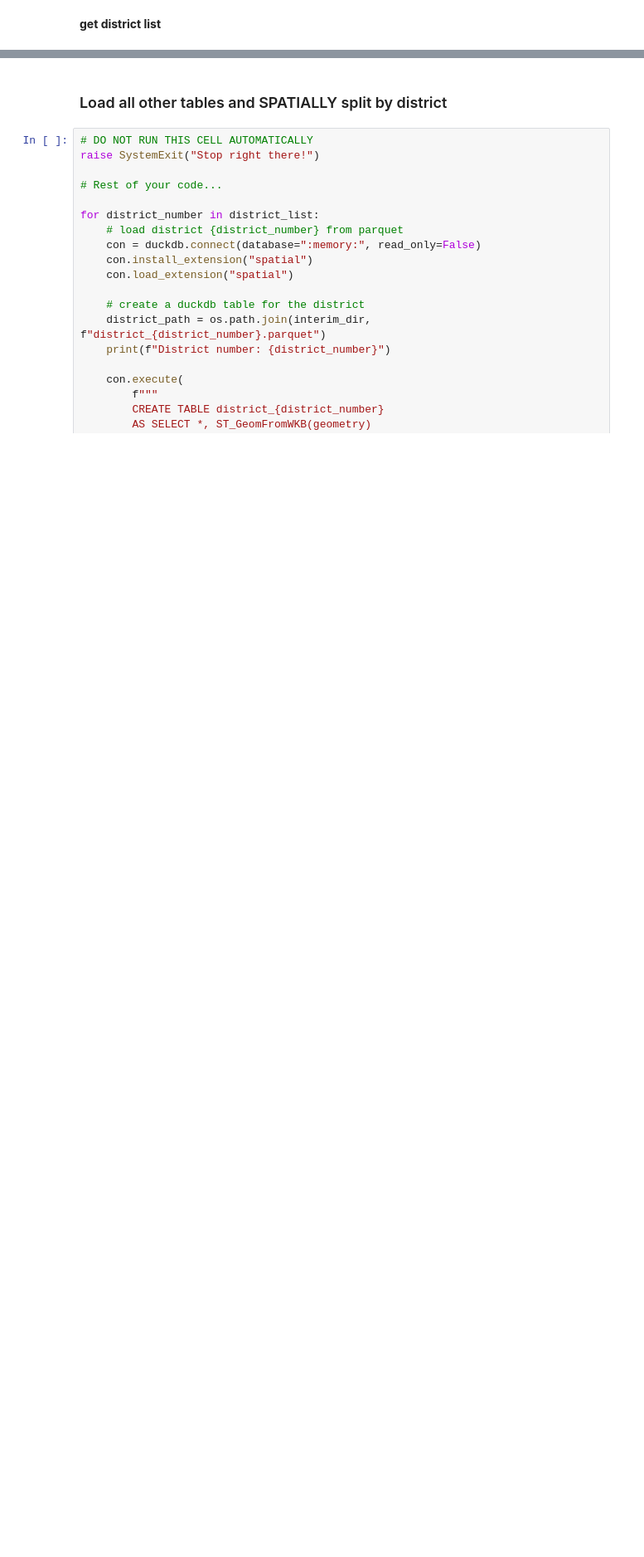
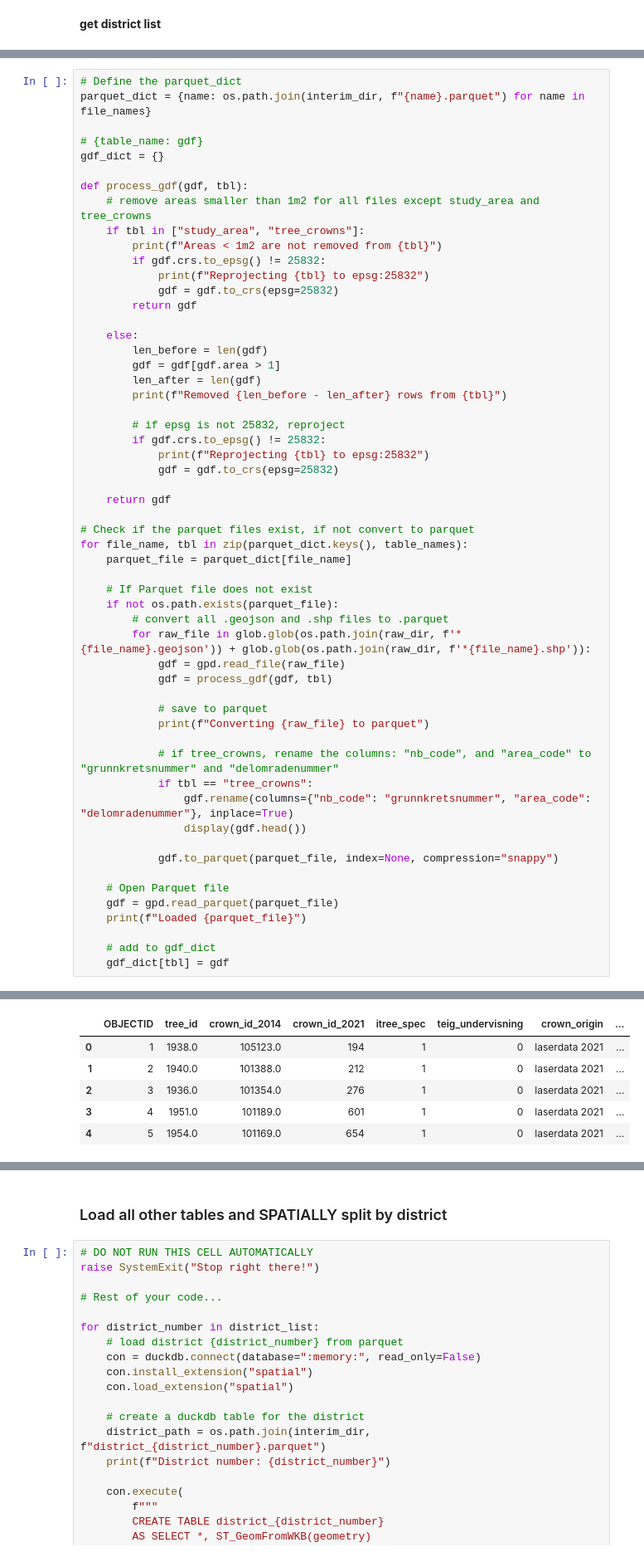
Before and after one commit to NINAnor/urban-climate, a Jupyter notebook: temp/tree_visibility/notebooks/04a_extract_oslo_districts.ipynb, the cells around one changed output, grey strips where cells are left out. Shown at 83% size. Saved outputs shown, nothing was run; the diff lists cells and outputs as text; blank space fills up the shorter version.

```diff
--- a/temp/tree_visibility/notebooks/04a_extract_oslo_districts.ipynb
+++ b/temp/tree_visibility/notebooks/04a_extract_oslo_districts.ipynb
@@ -156,0 +80,57 @@ for n in district_list:
+# %%
+# Define the parquet_dict
+parquet_dict = {name: os.path.join(interim_dir, f"{name}.parquet") for name in file_names}
+
+# {table_name: gdf}
+gdf_dict = {}
+
+def process_gdf(gdf, tbl):
+    # remove areas smaller than 1m2 for all files except study_area and tree_crowns
+    if tbl in ["study_area", "tree_crowns"]:
+        print(f"Areas < 1m2 are not removed from {tbl}")
+        if gdf.crs.to_epsg() != 25832:
+            print(f"Reprojecting {tbl} to epsg:25832")
+            gdf = gdf.to_crs(epsg=25832)
+        return gdf
+
+    else:
+        len_before = len(gdf)
+        gdf = gdf[gdf.area > 1]
+        len_after = len(gdf)
+        print(f"Removed {len_before - len_after} rows from {tbl}")
+
+        # if epsg is not 25832, reproject
+        if gdf.crs.to_epsg() != 25832:
+            print(f"Reprojecting {tbl} to epsg:25832")
+            gdf = gdf.to_crs(epsg=25832)
+
+    return gdf
+
+# Check if the parquet files exist, if not convert to parquet
+for file_name, tbl in zip(parquet_dict.keys(), table_names):
+    parquet_file = parquet_dict[file_name]
+
+    # If Parquet file does not exist
+    if not os.path.exists(parquet_file):
+        # convert all .geojson and .shp files to .parquet
+        for raw_file in glob.glob(os.path.join(raw_dir, f'*{file_name}.geojson')) + glob.glob(os.path.join(raw_dir, f'*{file_name}.shp')):
+            gdf = gpd.read_file(raw_file)
+            gdf = process_gdf(gdf, tbl)
+
+            # save to parquet
+            print(f"Converting {raw_file} to parquet")
+
+            # if tree_crowns, rename the columns: "nb_code", and "area_code" to "grunnkretsnummer" and "delomradenummer"
+            if tbl == "tree_crowns":
+                gdf.rename(columns={"nb_code": "grunnkretsnummer", "area_code": "delomradenummer"}, inplace=True)
+                display(gdf.head())
+
+            gdf.to_parquet(parquet_file, index=None, compression="snappy")
+
+    # Open Parquet file
+    gdf = gpd.read_parquet(parquet_file)
+    print(f"Loaded {parquet_file}")
+
+    # add to gdf_dict
+    gdf_dict[tbl] = gdf
+# %% [output]
@@ -156,0 +147,6 @@ for n in district_list:
+|  | OBJECTID | tree_id | crown_id_2014 | crown_id_2021 | itree_spec | teig_undervisning | crown_origin | ... |
+| 0 | 1 | 1938.0 | 105123.0 | 194 | 1 | 0 | laserdata 2021 | ... |
+| 1 | 2 | 1940.0 | 101388.0 | 212 | 1 | 0 | laserdata 2021 | ... |
+| 2 | 3 | 1936.0 | 101354.0 | 276 | 1 | 0 | laserdata 2021 | ... |
+| 3 | 4 | 1951.0 | 101189.0 | 601 | 1 | 0 | laserdata 2021 | ... |
+| 4 | 5 | 1954.0 | 101169.0 | 654 | 1 | 0 | laserdata 2021 | ... |
```
Also changed, not shown: parts of 17 cells of this notebook, 2 other files.
